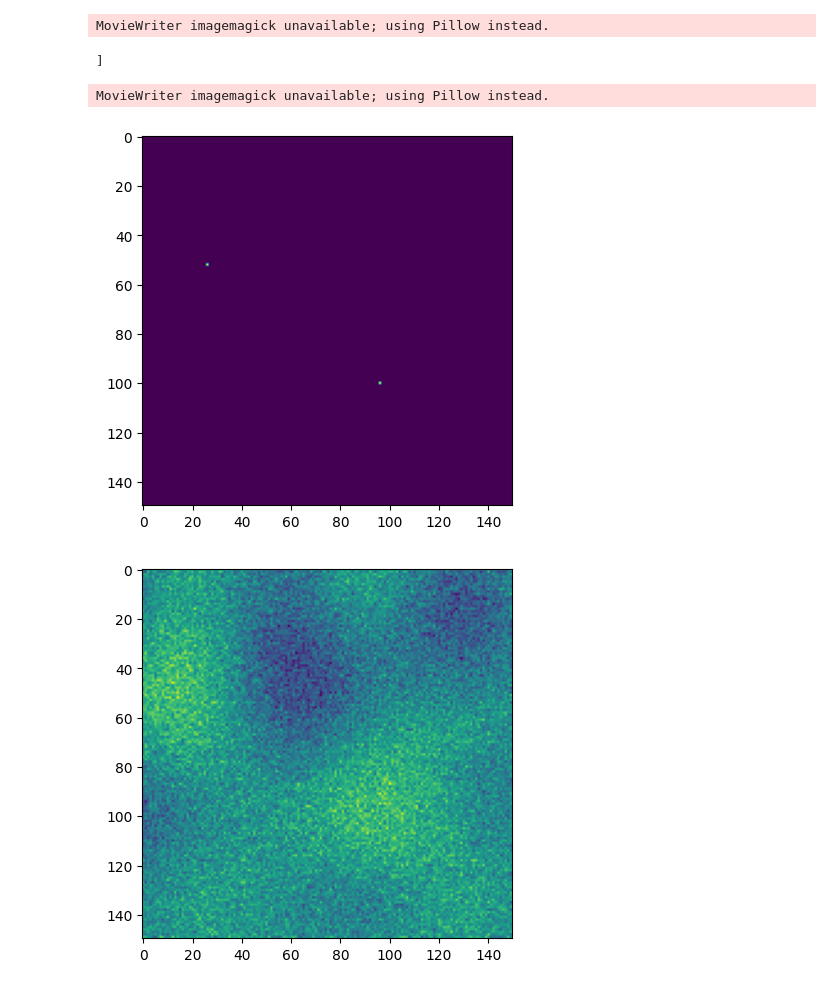
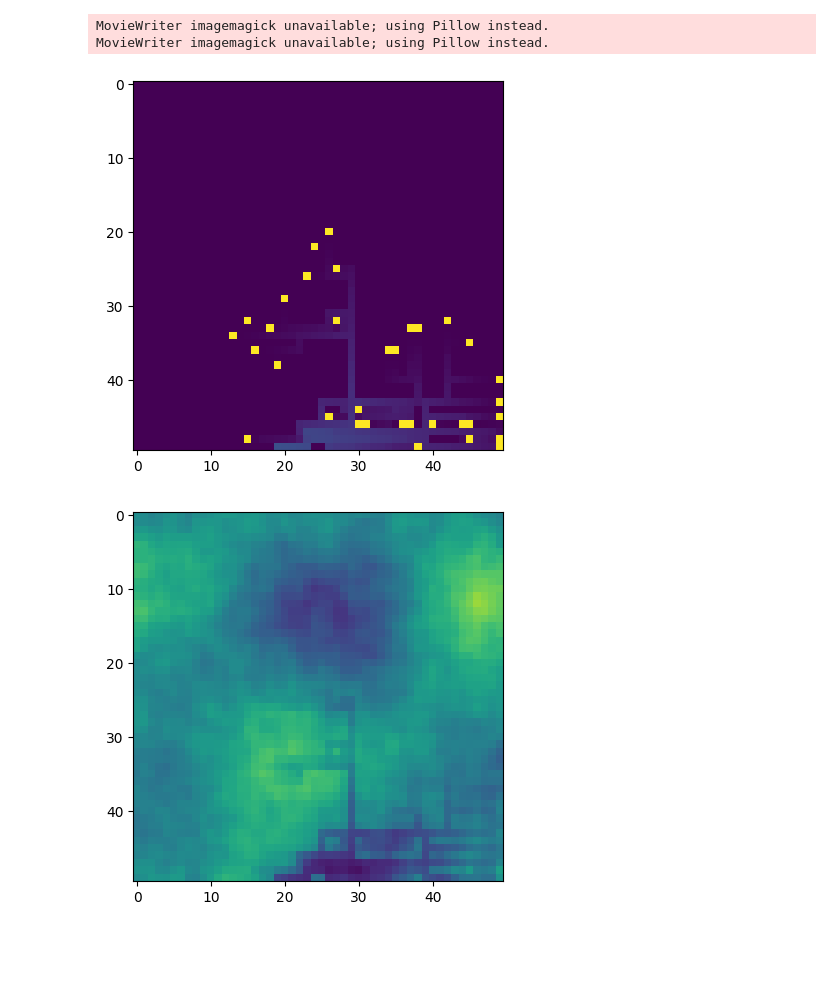
Before and after one commit to jGrzyb/Fungal-growth-simulation, a Jupyter notebook: simulation.ipynb, the cells around one changed output. Cells and saved outputs as stored; diff of their text form; code cells hidden in the pictures; blank space fills up the shorter version.

```diff
--- a/simulation.ipynb
+++ b/simulation.ipynb
@@ -6,10 +6,10 @@ import copy
 from fractal_noise import get_fractal_noise
 # %%
 dir_to_vector = {
-    0: np.array([0, 1]),    # up
-    1: np.array([1, 0]),    # right
-    2: np.array([0, -1]),   # down
-    3: np.array([-1, 0])    # left
+    1: np.array([0, 1]),    # up
+    2: np.array([1, 0]),    # right
+    3: np.array([0, -1]),   # down
+    0: np.array([-1, 0])    # left
 }
 
 lr = {
@@ -241,7 +241,7 @@ class Grid:
 
 
 
-grid = Grid(150, [Hyphae(), Hyphae(forward_probability=0.8, side_probability=0.1)])
-grid.run(1)
+grid = Grid(50, [Hyphae(forward_probability=0.8, side_probability=0.1, direction=1)])
+grid.run(50)
 grid.generate_gifs()
 # %% [output]
@@ -253,8 +253,7 @@ grid.generate_gifs()
 MovieWriter imagemagick unavailable; using Pillow instead.
+MovieWriter imagemagick unavailable; using Pillow instead.
-]
-MovieWriter imagemagick unavailable; using Pillow instead.
-[figure, old version]
+[figure, new version]
-[figure, old version]
+[figure, new version]
 # %%
 grid.run(250)
 grid.generate_gifs()
```
Also changed, not shown: parts of 2 cells of this notebook, 1 other file.
